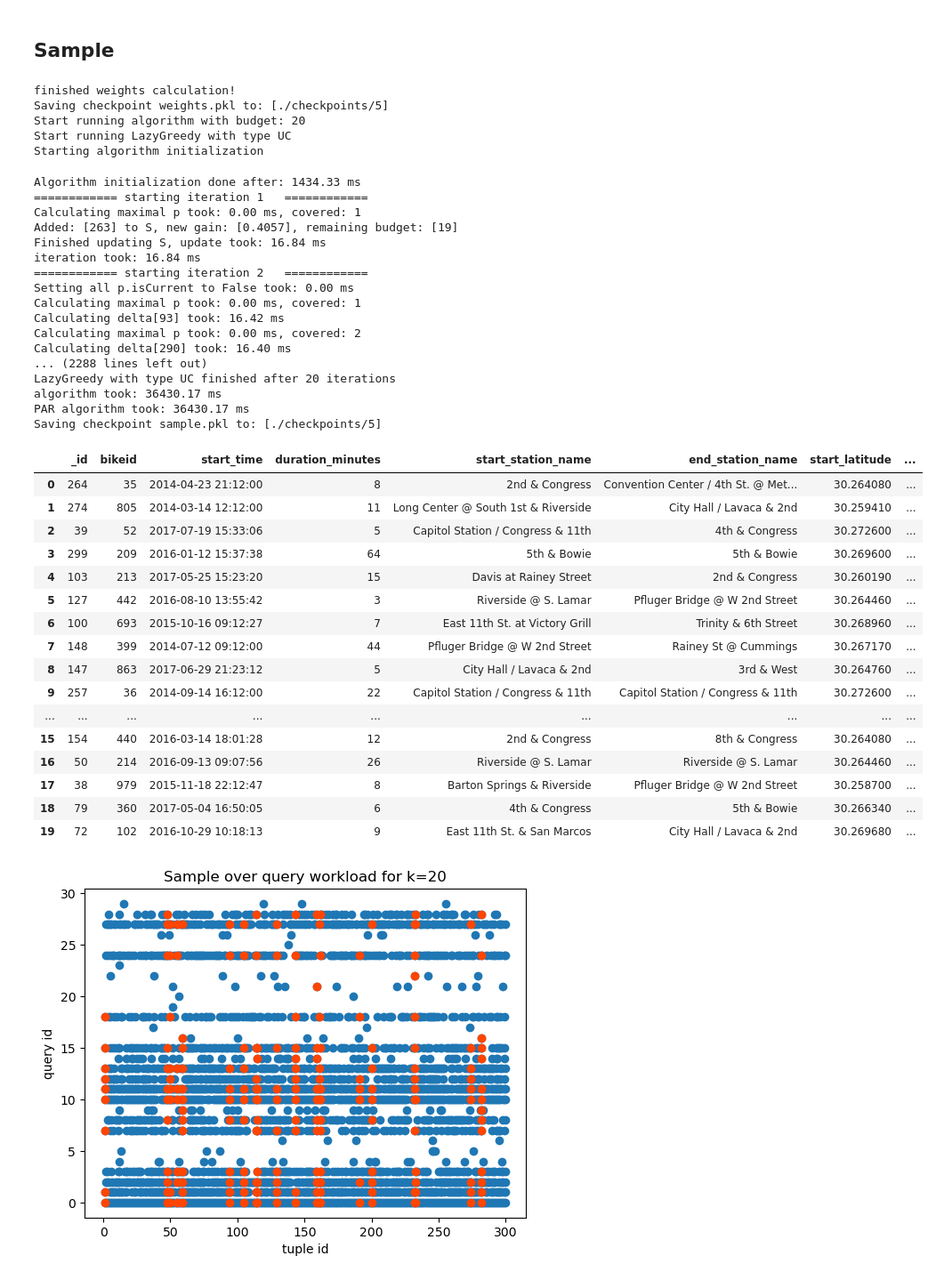
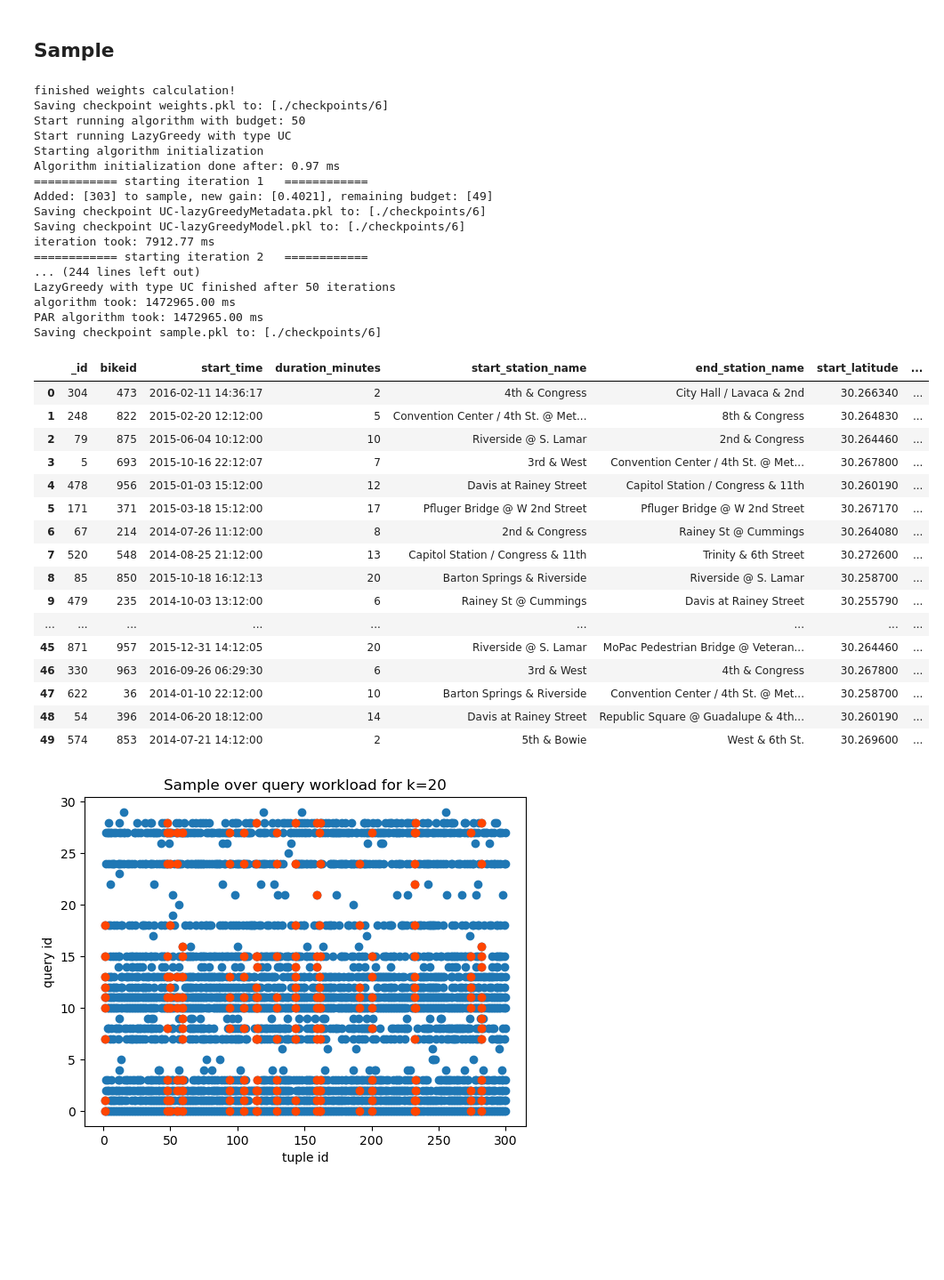
Before and after one commit to GalZeevi/HARLM, a Jupyter notebook: demo_with_graphs.ipynb, the cells around one changed output. Shown at 89% size. Cells and saved outputs as stored; diff of their text form; code cells hidden in the pictures; blank space fills up the shorter version.

Commit message:
significant changes to the algorithm + multiprocessing + new graphs and optimizations

```diff
--- a/demo_with_graphs.ipynb
+++ b/demo_with_graphs.ipynb
@@ -111,59 +144,54 @@ plt.show()
 # %%
 from saqp_manager import SaqpManager
 import pandas as pd
 from checkpoint_manager import CheckpointManager
 from consts import CheckpointNames
 
 weights_from_cache = CheckpointManager.load(CheckpointNames.WEIGHTS)
 clusters_from_cache = CheckpointManager.load(CheckpointNames.CLUSTERS)
 
-k = 20
+k = 50
 saqp_manager = SaqpManager([query['result'] for query in clusters_from_cache],
                            [query['frequency'] for query in clusters_from_cache],
                            weights_from_cache)
 sample = saqp_manager.get_sample(k)
 df = pd.DataFrame(sample)
 df
 # %% [output]
 finished weights calculation!
-Saving checkpoint weights.pkl to: [./checkpoints/5]
-Start running algorithm with budget: 20
+Saving checkpoint weights.pkl to: [./checkpoints/6]
+Start running algorithm with budget: 50
 Start running LazyGreedy with type UC
 Starting algorithm initialization
+Algorithm initialization done after: 0.97 ms
+============ starting iteration 1   ============
+Added: [303] to sample, new gain: [0.4021], remaining budget: [49]
+Saving checkpoint UC-lazyGreedyMetadata.pkl to: [./checkpoints/6]
+Saving checkpoint UC-lazyGreedyModel.pkl to: [./checkpoints/6]
+iteration took: 7912.77 ms
+============ starting iteration 2   ============
+... (244 lines left out)
+LazyGreedy with type UC finished after 50 iterations
+algorithm took: 1472965.00 ms
+PAR algorithm took: 1472965.00 ms
+Saving checkpoint sample.pkl to: [./checkpoints/6]
-Algorithm initialization done after: 1434.33 ms
-============ starting iteration 1   ============
-Calculating maximal p took: 0.00 ms, covered: 1
-Added: [263] to S, new gain: [0.4057], remaining budget: [19]
-Finished updating S, update took: 16.84 ms
-iteration took: 16.84 ms
-============ starting iteration 2   ============
-Setting all p.isCurrent to False took: 0.00 ms
-Calculating maximal p took: 0.00 ms, covered: 1
-Calculating delta[93] took: 16.42 ms
-Calculating maximal p took: 0.00 ms, covered: 2
-Calculating delta[290] took: 16.40 ms
-... (2288 lines left out)
-LazyGreedy with type UC finished after 20 iterations
-algorithm took: 36430.17 ms
-PAR algorithm took: 36430.17 ms
-Saving checkpoint sample.pkl to: [./checkpoints/5]
 |  | _id | bikeid | start_time | duration_minutes | start_station_name | end_station_name | start_latitude | ... |
-| 0 | 264 | 35 | 2014-04-23 21:12:00 | 8 | 2nd & Congress | Convention Center / 4th St. @ Met... | 30.264080 | ... |
-| 1 | 274 | 805 | 2014-03-14 12:12:00 | 11 | Long Center @ South 1st & Riverside | City Hall / Lavaca & 2nd | 30.259410 | ... |
-| 2 | 39 | 52 | 2017-07-19 15:33:06 | 5 | Capitol Station / Congress & 11th | 4th & Congress | 30.272600 | ... |
-| 3 | 299 | 209 | 2016-01-12 15:37:38 | 64 | 5th & Bowie | 5th & Bowie | 30.269600 | ... |
-| 4 | 103 | 213 | 2017-05-25 15:23:20 | 15 | Davis at Rainey Street | 2nd & Congress | 30.260190 | ... |
-| 5 | 127 | 442 | 2016-08-10 13:55:42 | 3 | Riverside @ S. Lamar | Pfluger Bridge @ W 2nd Street | 30.264460 | ... |
-| 6 | 100 | 693 | 2015-10-16 09:12:27 | 7 | East 11th St. at Victory Grill | Trinity & 6th Street | 30.268960 | ... |
-| 7 | 148 | 399 | 2014-07-12 09:12:00 | 44 | Pfluger Bridge @ W 2nd Street | Rainey St @ Cummings | 30.267170 | ... |
-| 8 | 147 | 863 | 2017-06-29 21:23:12 | 5 | City Hall / Lavaca & 2nd | 3rd & West | 30.264760 | ... |
-| 9 | 257 | 36 | 2014-09-14 16:12:00 | 22 | Capitol Station / Congress & 11th | Capitol Station / Congress & 11th | 30.272600 | ... |
+| 0 | 304 | 473 | 2016-02-11 14:36:17 | 2 | 4th & Congress | City Hall / Lavaca & 2nd | 30.266340 | ... |
+| 1 | 248 | 822 | 2015-02-20 12:12:00 | 5 | Convention Center / 4th St. @ Met... | 8th & Congress | 30.264830 | ... |
+| 2 | 79 | 875 | 2015-06-04 10:12:00 | 10 | Riverside @ S. Lamar | 2nd & Congress | 30.264460 | ... |
+| 3 | 5 | 693 | 2015-10-16 22:12:07 | 7 | 3rd & West | Convention Center / 4th St. @ Met... | 30.267800 | ... |
+| 4 | 478 | 956 | 2015-01-03 15:12:00 | 12 | Davis at Rainey Street | Capitol Station / Congress & 11th | 30.260190 | ... |
+| 5 | 171 | 371 | 2015-03-18 15:12:00 | 17 | Pfluger Bridge @ W 2nd Street | Pfluger Bridge @ W 2nd Street | 30.267170 | ... |
+| 6 | 67 | 214 | 2014-07-26 11:12:00 | 8 | 2nd & Congress | Rainey St @ Cummings | 30.264080 | ... |
+| 7 | 520 | 548 | 2014-08-25 21:12:00 | 13 | Capitol Station / Congress & 11th | Trinity & 6th Street | 30.272600 | ... |
+| 8 | 85 | 850 | 2015-10-18 16:12:13 | 20 | Barton Springs & Riverside | Riverside @ S. Lamar | 30.258700 | ... |
+| 9 | 479 | 235 | 2014-10-03 13:12:00 | 6 | Rainey St @ Cummings | Davis at Rainey Street | 30.255790 | ... |
 | ... | ... | ... | ... | ... | ... | ... | ... | ... |
-| 15 | 154 | 440 | 2016-03-14 18:01:28 | 12 | 2nd & Congress | 8th & Congress | 30.264080 | ... |
-| 16 | 50 | 214 | 2016-09-13 09:07:56 | 26 | Riverside @ S. Lamar | Riverside @ S. Lamar | 30.264460 | ... |
-| 17 | 38 | 979 | 2015-11-18 22:12:47 | 8 | Barton Springs & Riverside | Pfluger Bridge @ W 2nd Street | 30.258700 | ... |
-| 18 | 79 | 360 | 2017-05-04 16:50:05 | 6 | 4th & Congress | 5th & Bowie | 30.266340 | ... |
-| 19 | 72 | 102 | 2016-10-29 10:18:13 | 9 | East 11th St. & San Marcos | City Hall / Lavaca & 2nd | 30.269680 | ... |
+| 45 | 871 | 957 | 2015-12-31 14:12:05 | 20 | Riverside @ S. Lamar | MoPac Pedestrian Bridge @ Veteran... | 30.264460 | ... |
+| 46 | 330 | 963 | 2016-09-26 06:29:30 | 6 | 3rd & West | 4th & Congress | 30.267800 | ... |
+| 47 | 622 | 36 | 2014-01-10 22:12:00 | 10 | Barton Springs & Riverside | Convention Center / 4th St. @ Met... | 30.258700 | ... |
+| 48 | 54 | 396 | 2014-06-20 18:12:00 | 14 | Davis at Rainey Street | Republic Square @ Guadalupe & 4th... | 30.260190 | ... |
+| 49 | 574 | 853 | 2014-07-21 14:12:00 | 2 | 5th & Bowie | West & 6th St. | 30.269600 | ... |
 # %%
 import matplotlib.pyplot as plt
 import random
```
Also changed, not shown: parts of 5 cells of this notebook, 13 other files.
